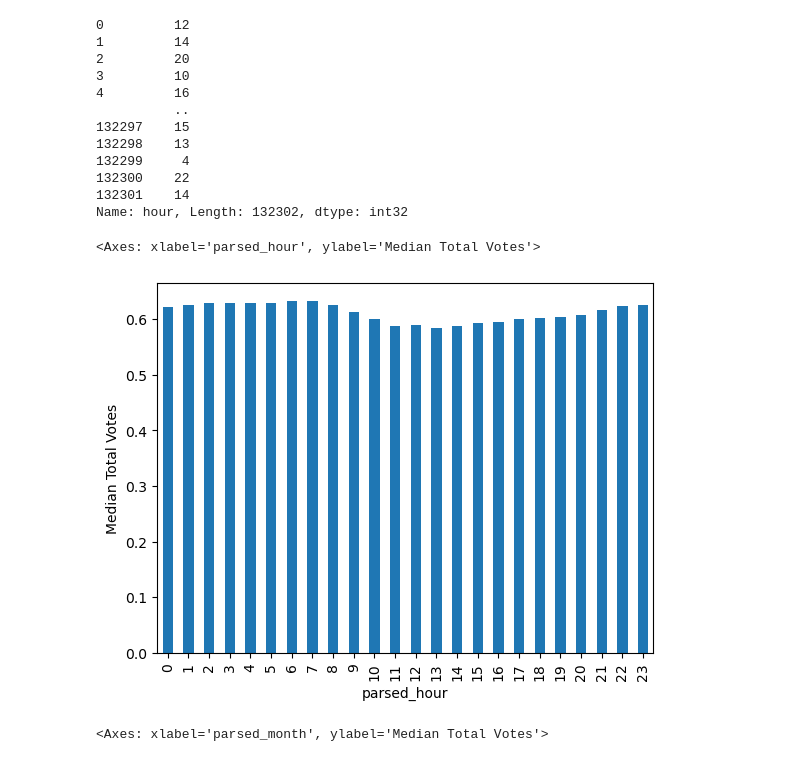
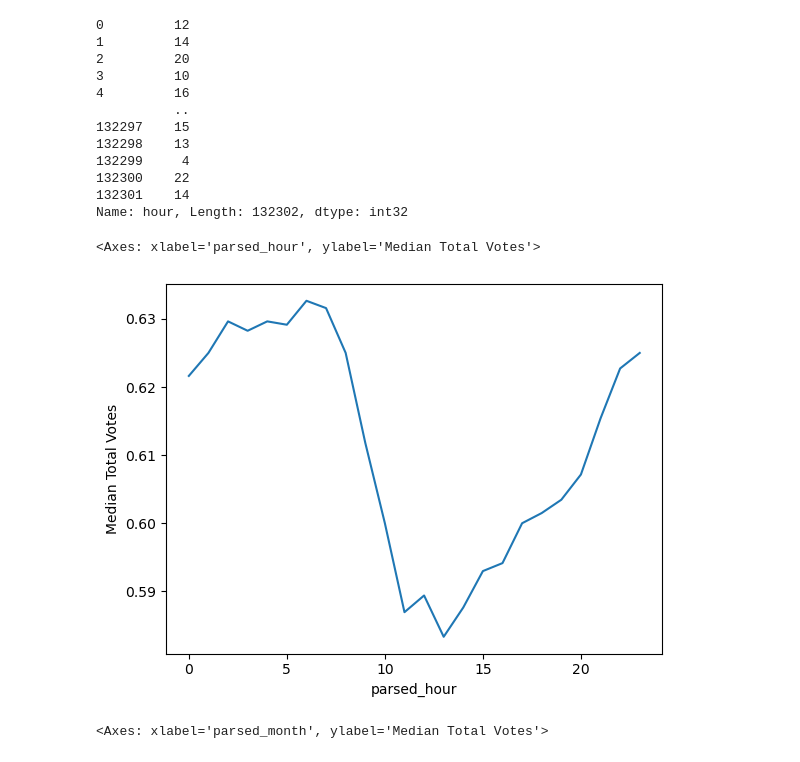
Before and after one commit to rx-72/Reddit-Post-Data-Exploration-Prediction-and-Recommendation, a Jupyter notebook: assignment2_Joshua_Huang.ipynb, the cells around one changed output. Saved outputs shown, nothing was run; the diff lists cells and outputs as text; code cells hidden in the pictures.

```diff
--- a/assignment2_Joshua_Huang.ipynb
+++ b/assignment2_Joshua_Huang.ipynb
@@ -504,10 +529,10 @@ Name: hour, Length: 132302, dtype: int32
 # %%
 df['parsed_hour'] = df['parsed_time'].dt.hour
 total_votes_df = df.groupby('parsed_hour')['upvote_to_total_vote_ratio'].median()
-total_votes_df.plot(kind='bar', ylabel='Median Total Votes')
+total_votes_df.plot(kind='line', ylabel='Median Total Votes')
 # %% [output]
 <Axes: xlabel='parsed_hour', ylabel='Median Total Votes'>
-[figure, old version]
+[figure, new version]
 # %%
 df['parsed_month'] = df['parsed_time'].dt.month
 total_votes_df = df.groupby('parsed_month')['upvote_to_total_vote_ratio'].median()
```
Also changed, not shown: parts of 19 cells of this notebook.
